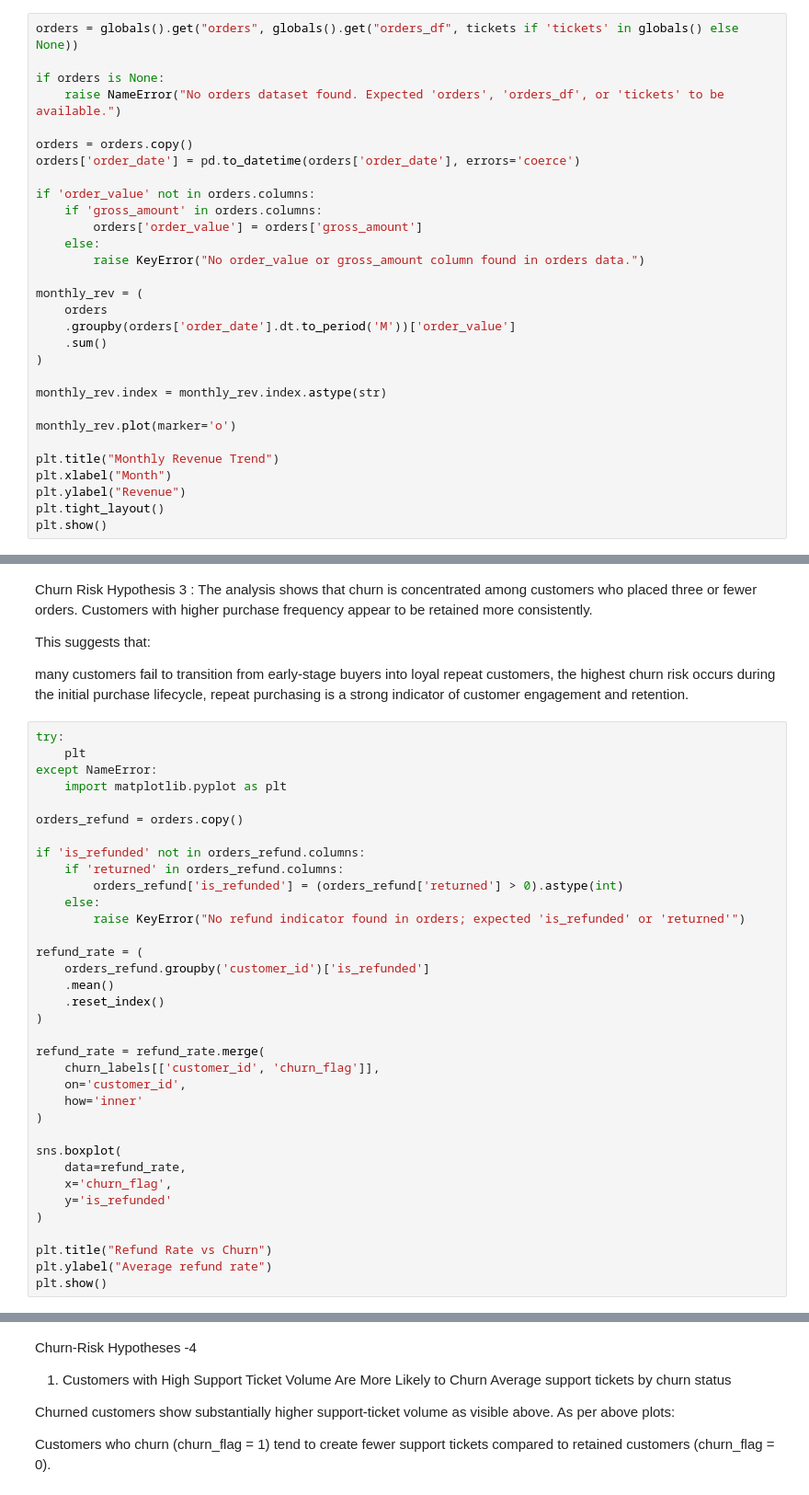
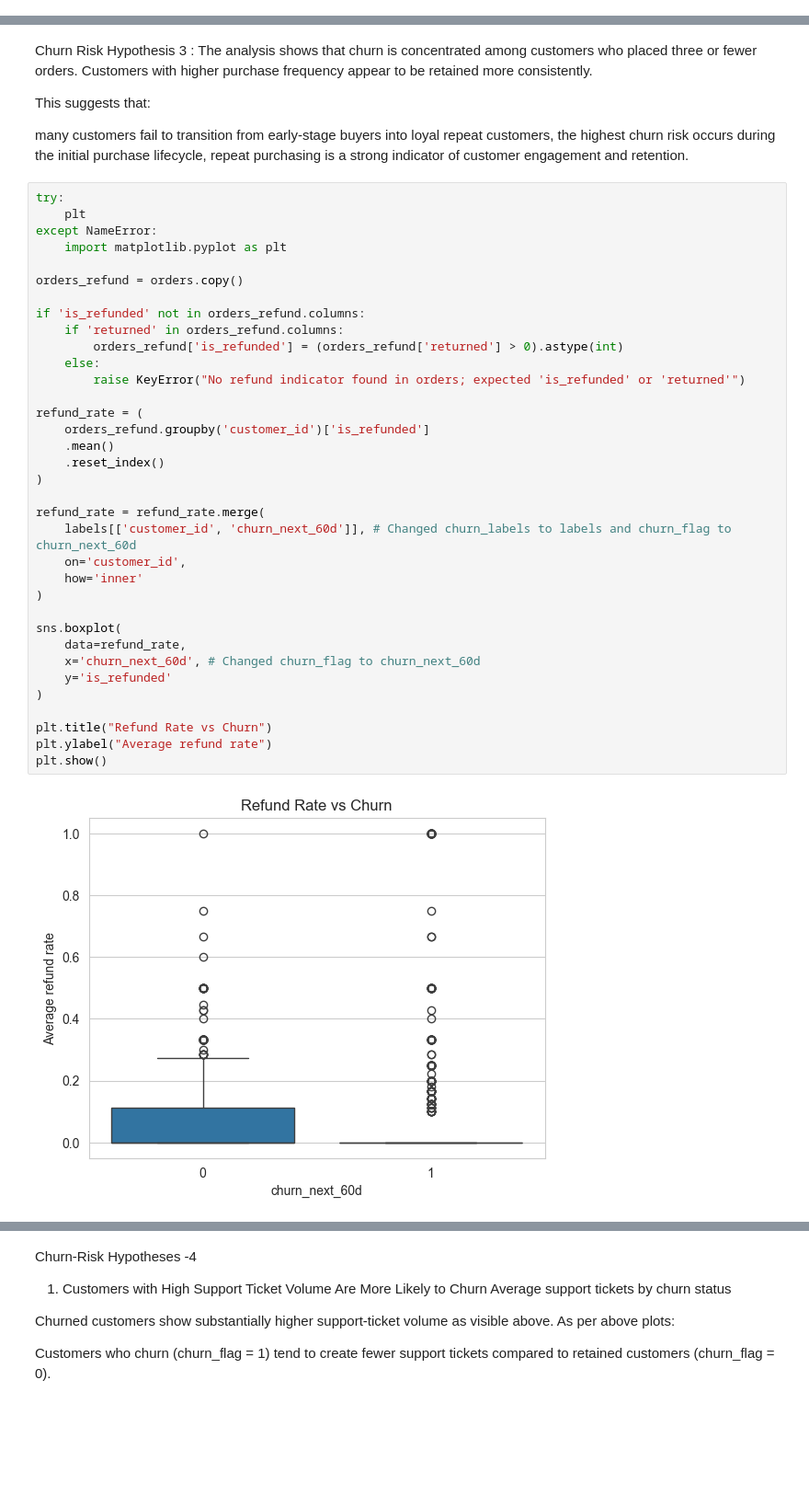
Before and after one commit to ppandey1234/d2c-churn-eda, a Jupyter notebook: eda_audit.ipynb, the cells around one changed output, grey strips where cells are left out. Shown at 92% size. Drawn from its saved outputs; the diff is of its cells as text; blank space fills up the shorter version.

```diff
--- a/eda_audit.ipynb
+++ b/eda_audit.ipynb
@@ -545,33 +440,3 @@ plt.show()
-# %%
-orders = globals().get("orders", globals().get("orders_df", tickets if 'tickets' in globals() else None))
-
-if orders is None:
-    raise NameError("No orders dataset found. Expected 'orders', 'orders_df', or 'tickets' to be available.")
-
-orders = orders.copy()
-orders['order_date'] = pd.to_datetime(orders['order_date'], errors='coerce')
-
-if 'order_value' not in orders.columns:
-    if 'gross_amount' in orders.columns:
-        orders['order_value'] = orders['gross_amount']
-    else:
-        raise KeyError("No order_value or gross_amount column found in orders data.")
-
-monthly_rev = (
-    orders
-    .groupby(orders['order_date'].dt.to_period('M'))['order_value']
-    .sum()
-)
-
-monthly_rev.index = monthly_rev.index.astype(str)
-
-monthly_rev.plot(marker='o')
-
-plt.title("Monthly Revenue Trend")
-plt.xlabel("Month")
-plt.ylabel("Revenue")
-plt.tight_layout()
-plt.show()
 # %%
 order_freq = (
     orders.groupby('customer_id')
@@ -647,33 +501,35 @@ try:
 except NameError:
     import matplotlib.pyplot as plt
 
 orders_refund = orders.copy()
 
 if 'is_refunded' not in orders_refund.columns:
     if 'returned' in orders_refund.columns:
         orders_refund['is_refunded'] = (orders_refund['returned'] > 0).astype(int)
     else:
         raise KeyError("No refund indicator found in orders; expected 'is_refunded' or 'returned'")
 
 refund_rate = (
     orders_refund.groupby('customer_id')['is_refunded']
     .mean()
     .reset_index()
 )
 
 refund_rate = refund_rate.merge(
-    churn_labels[['customer_id', 'churn_flag']],
+    labels[['customer_id', 'churn_next_60d']], # Changed churn_labels to labels and churn_flag to churn_next_60d
     on='customer_id',
     how='inner'
 )
 
 sns.boxplot(
     data=refund_rate,
-    x='churn_flag',
+    x='churn_next_60d', # Changed churn_flag to churn_next_60d
     y='is_refunded'
 )
 
 plt.title("Refund Rate vs Churn")
 plt.ylabel("Average refund rate")
 plt.show()
+# %% [output]
+[figure, added]
 # %%
```
Also changed, not shown: parts of 25 cells of this notebook.
